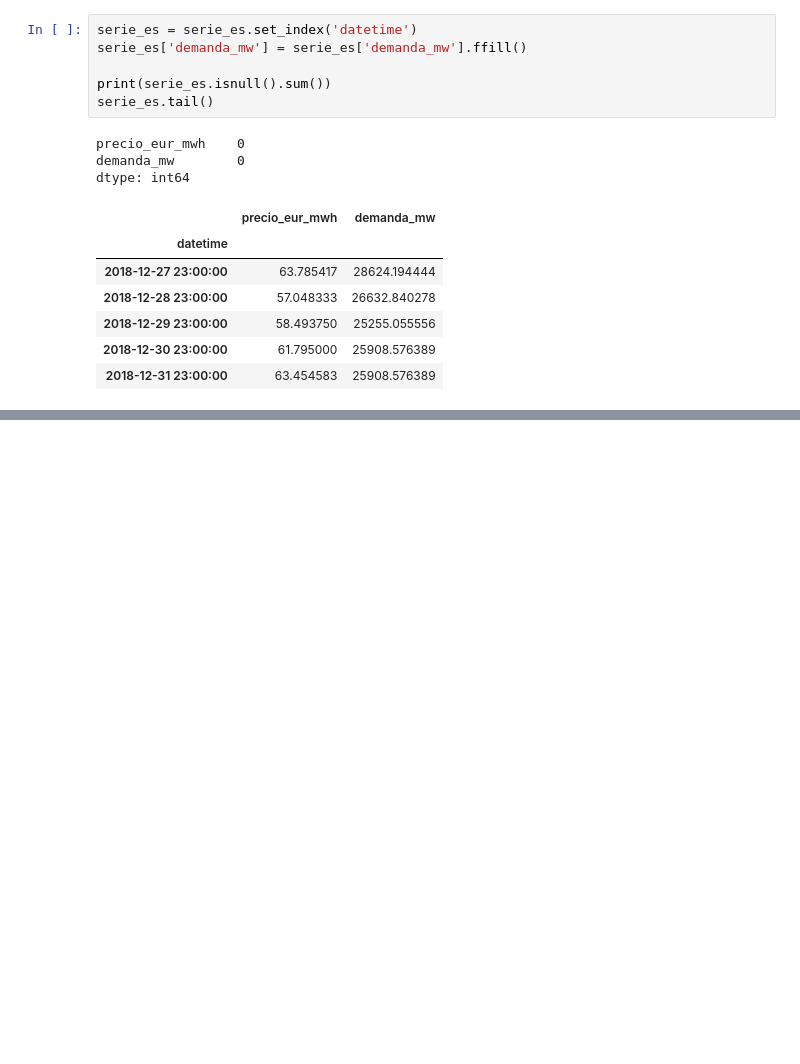
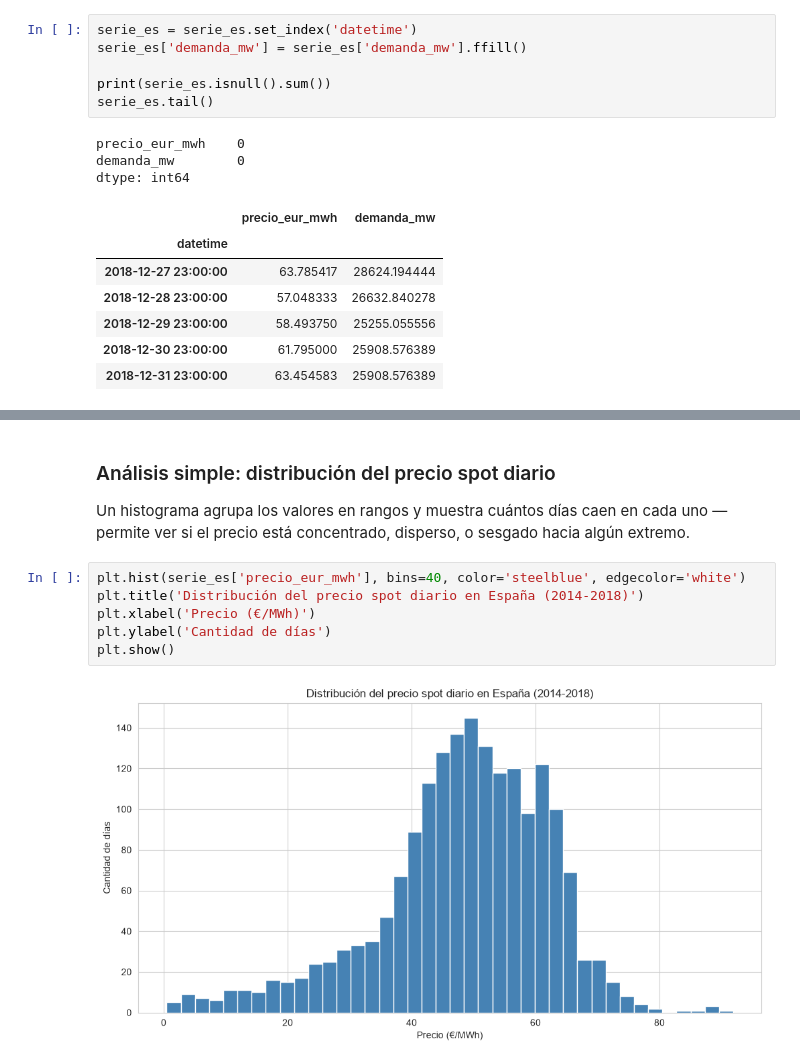
Before and after one commit to juan84123/The-hatch---ch-1, a Jupyter notebook: the_hatch - Note 2.ipynb, the cells around one changed output, grey strips where cells are left out. Cells and saved outputs as stored; diff of their text form; blank space fills up the shorter version.

```diff
--- a/the_hatch - Note 2.ipynb
+++ b/the_hatch - Note 2.ipynb
@@ -135,0 +220,13 @@ dtype: int64
+# %% [markdown]
+### Análisis simple: distribución del precio spot diario
+
+Un histograma agrupa los valores en rangos y muestra cuántos días caen en cada uno —
+permite ver si el precio está concentrado, disperso, o sesgado hacia algún extremo.
+# %%
+plt.hist(serie_es['precio_eur_mwh'], bins=40, color='steelblue', edgecolor='white')
+plt.title('Distribución del precio spot diario en España (2014-2018)')
+plt.xlabel('Precio (€/MWh)')
+plt.ylabel('Cantidad de días')
+plt.show()
+# %% [output]
+[figure, added]
```
Also changed, not shown: parts of 21 cells of this notebook.
